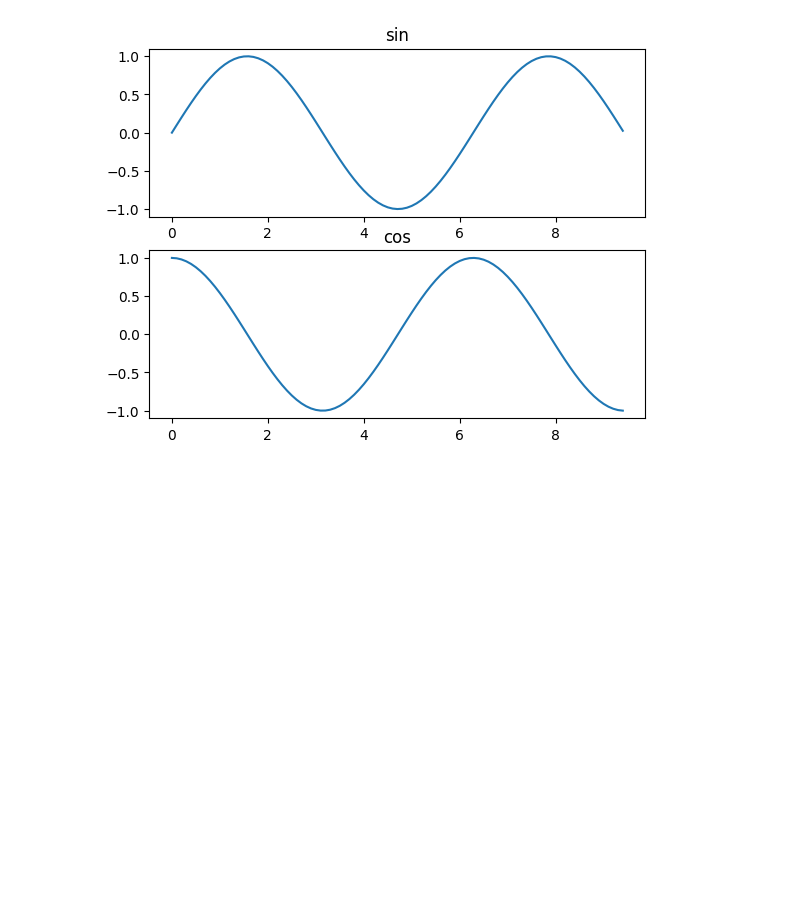
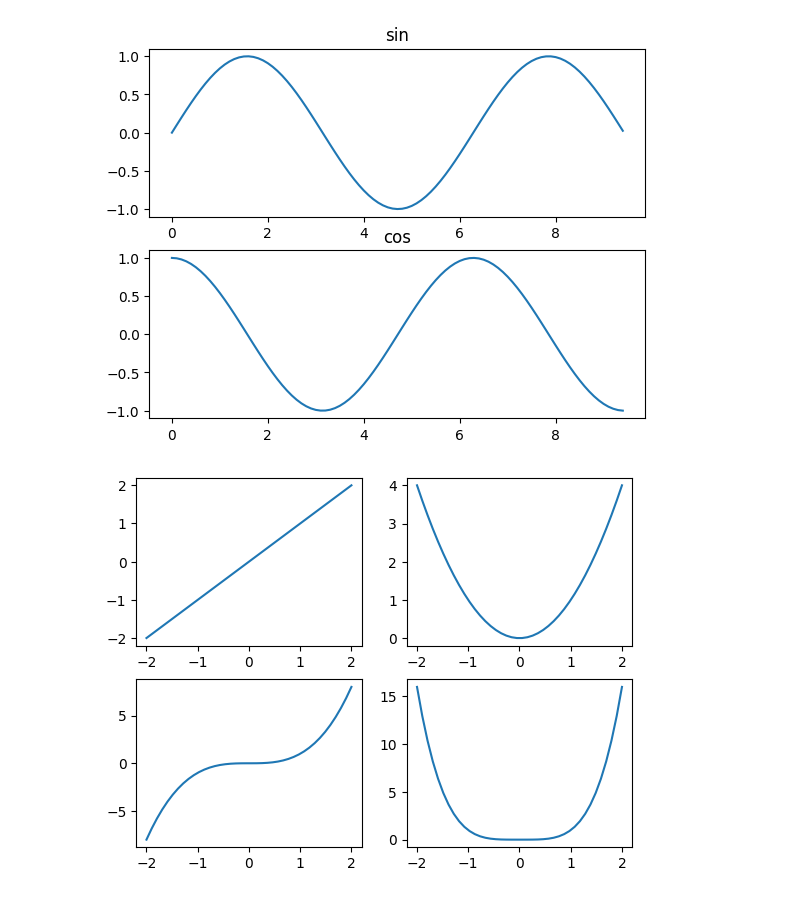
Before and after one commit to Fatemeh-sadat-Torabi/machine-learning-projects, a Jupyter notebook: MatPlotLib.ipynb, the cells around one changed output. Saved outputs shown, nothing was run; the diff lists cells and outputs as text; code cells hidden in the pictures; blank space fills up the shorter version.

```diff
--- a/MatPlotLib.ipynb
+++ b/MatPlotLib.ipynb
@@ -77,3 +77,16 @@ plt.title('cos')
 plt.show()
 # %% [output]
 [figure]
+# %%
+x = np.linspace(-2,2,40)
+plt.subplot(2,2,1)
+plt.plot(x,x)
+plt.subplot(2,2,2)
+plt.plot(x,x**2)
+plt.subplot(2,2,3)
+plt.plot(x,x**3)
+plt.subplot(2,2,4)
+plt.plot(x,x**4)
+plt.show()
+# %% [output]
+[figure, added]
```
Also changed, not shown: parts of 3 cells of this notebook, 1 other file.
